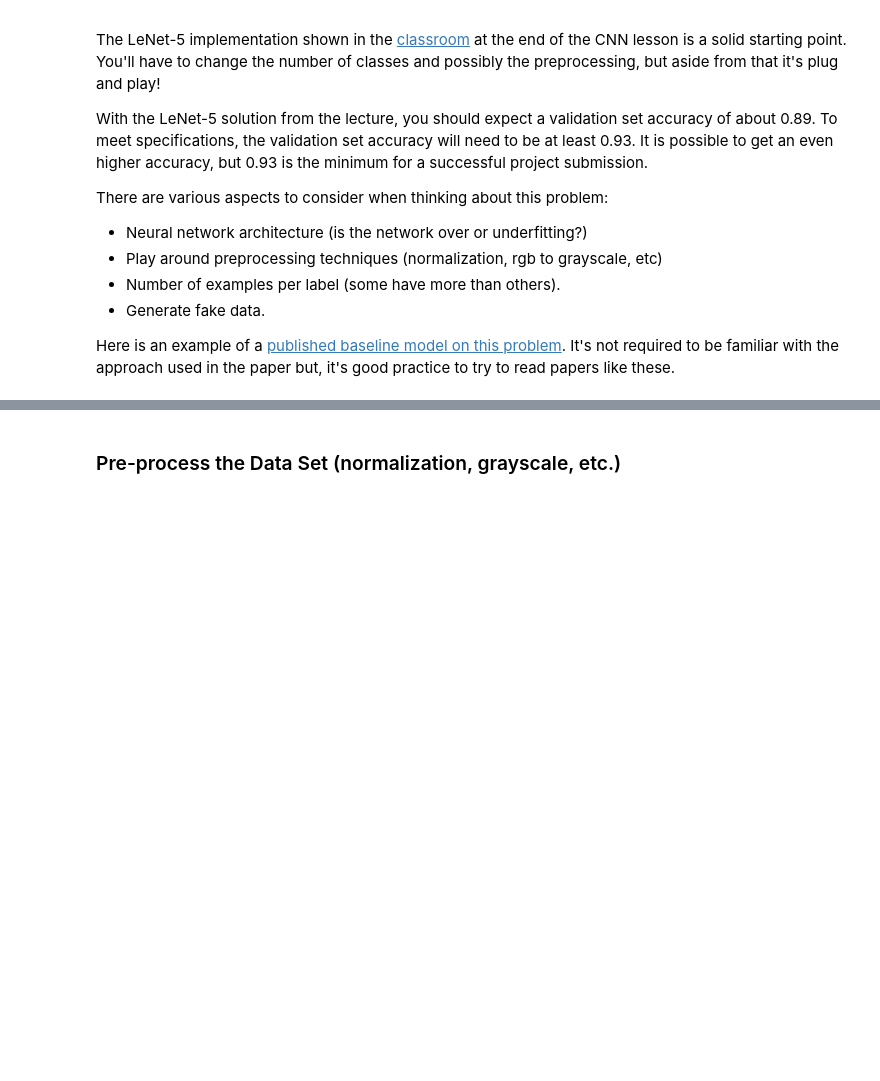
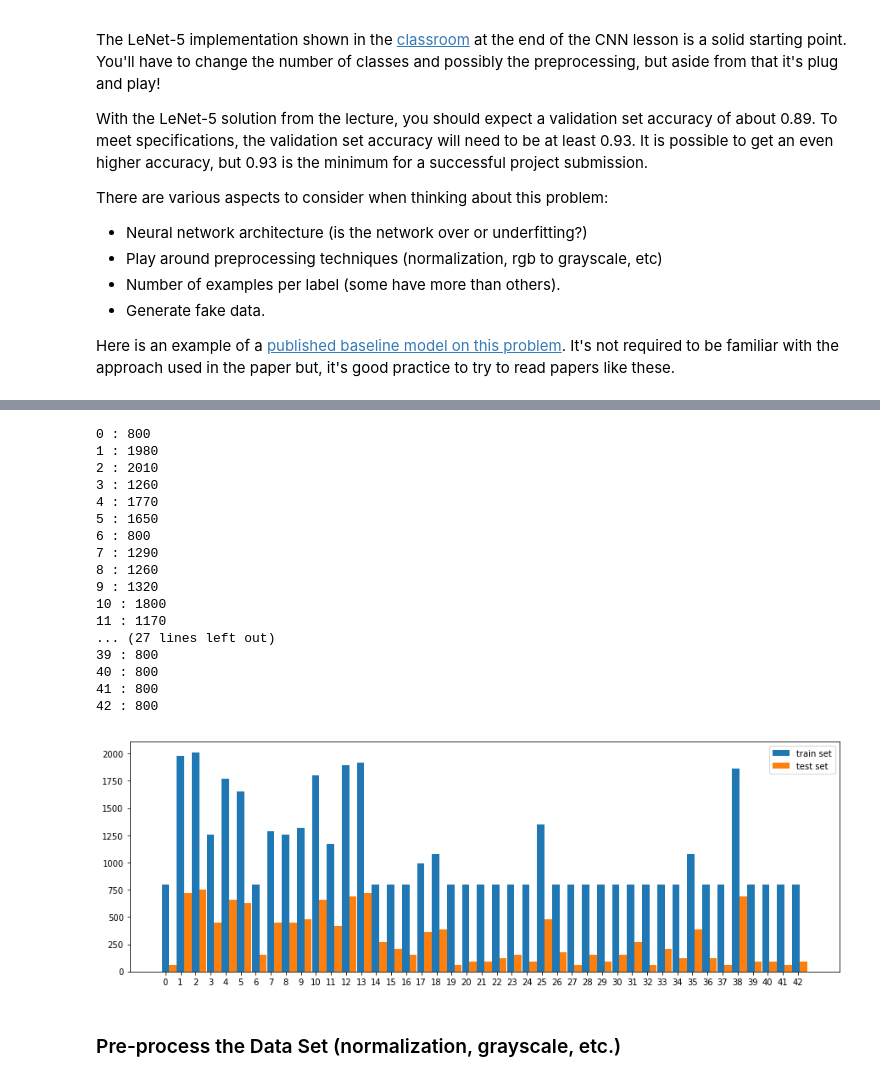
Before and after one commit to HairanWu/CarND-Traffic-Sign-Classifier-Project, a Jupyter notebook: Traffic_Sign_Classifier.ipynb, the cells around one changed output, grey strips where cells are left out. Cells and saved outputs as stored; diff of their text form; code cells hidden in the pictures; blank space fills up the shorter version.

```diff
--- a/Traffic_Sign_Classifier.ipynb
+++ b/Traffic_Sign_Classifier.ipynb
@@ -134,3 +204,45 @@ Here is an example of a [published baseline model on this problem](http://yann.l
+# %%
+def gen_class_images(images,lables,sumclass):
+    for class_n in range(sumclass):
+        print(class_n, ': ', end='')
+        imagemarkimg = images[lables == class_n]
+        labelmarkimg = lables[lables == class_n]
+        n_samples = len(imagemarkimg)
+        print(n_samples)
+        batch_counter = 0
+
+        n_min_samples = 800
+
+        if n_samples < n_min_samples:
+            for x_batch, y_batch in image_datagen.flow(imagemarkimg, labelmarkimg, batch_size=(n_min_samples-n_samples)):
+                images = np.concatenate((images, x_batch), axis=0)
+                lables = np.concatenate((lables, y_batch), axis=0)
+
+                break
+    print('')
+    return images,lables
+# %%
+X_train,y_train = gen_class_images(X_train,y_train,n_classes)
+coun_class_images(y_train,y_test,n_classes)
+# %% [output]
+0 : 800
+1 : 1980
+2 : 2010
+3 : 1260
+4 : 1770
+5 : 1650
+6 : 800
+7 : 1290
+8 : 1260
+9 : 1320
+10 : 1800
+11 : 1170
+... (27 lines left out)
+39 : 800
+40 : 800
+41 : 800
+42 : 800
+[figure, added]
 # %% [markdown]
 ### Pre-process the Data Set (normalization, grayscale, etc.)
 # %% [markdown]
```
Also changed, not shown: parts of 11 cells of this notebook.
